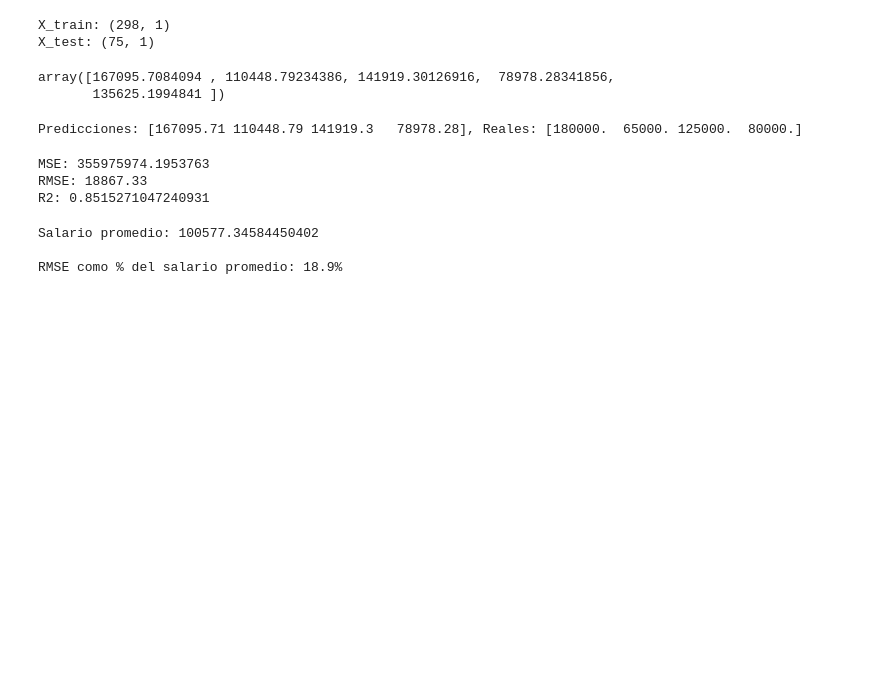
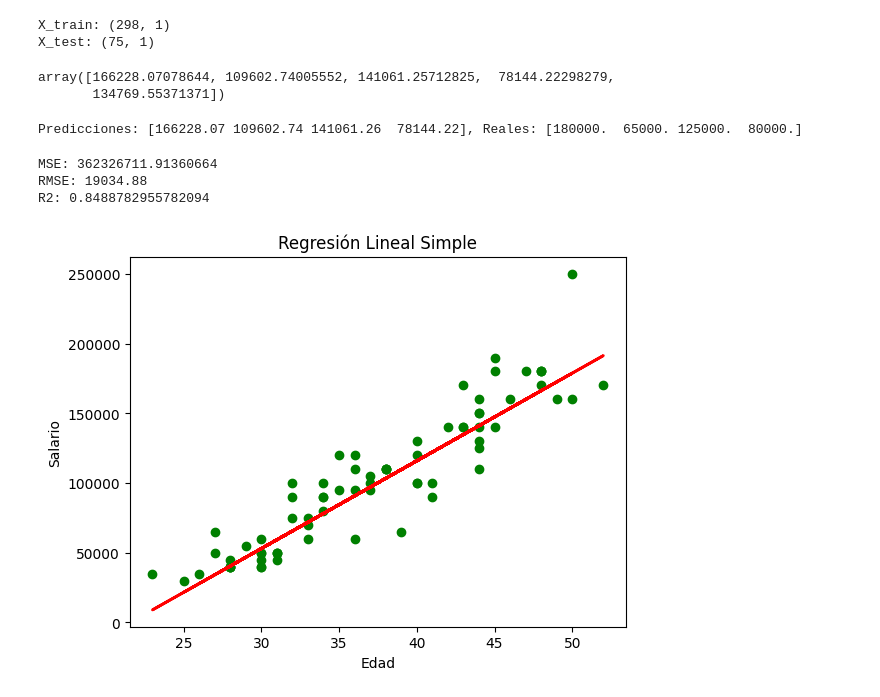
Before and after one commit to beyondAnalysIs/Machine_Learning_Python_scikit-learn, a Jupyter notebook: regresion/01_regresion_lineal_simple_multiple.ipynb, the cells around one changed output. Cells and saved outputs as stored; diff of their text form; code cells hidden in the pictures; blank space fills up the shorter version.

```diff
--- a/regresion/01_regresion_lineal_simple_multiple.ipynb
+++ b/regresion/01_regresion_lineal_simple_multiple.ipynb
@@ -112,7 +112,7 @@ X_test: (75, 1)
 # creamos el modelo
 model = LinearRegression()
 # Entrenamos el modelo
-model.fit(X, y)
+model.fit(X_train, y_train)
 
 # Realizamos predicciones
 y_predict = model.predict(X_test)
@@ -120,13 +120,13 @@ y_predict = model.predict(X_test)
 # Valores que el modelo predice en base a los datos de prueba
 y_predict[:5]
 # %% [output]
-array([167095.7084094 , 110448.79234386, 141919.30126916,  78978.28341856,
-       135625.1994841 ])
+array([166228.07078644, 109602.74005552, 141061.25712825,  78144.22298279,
+       134769.55371371])
 # %%
 # Calificación del modelo
 print('Predicciones: {}, Reales: {}'.format(y_predict[:4].round(2), y_test[:4]))
 # %% [output]
-Predicciones: [167095.71 110448.79 141919.3   78978.28], Reales: [180000.  65000. 125000.  80000.]
+Predicciones: [166228.07 109602.74 141061.26  78144.22], Reales: [180000.  65000. 125000.  80000.]
 # %%
 import numpy as np
 # variables RMSE, indica que tanto varian los datos de la predicción respoect a los reales
@@ -138,15 +138,16 @@ print(f'RMSE: {rmse}')
 r2 = r2_score(y_test, y_predict)
 print(f'R2: {r2}')
 # %% [output]
-MSE: 355975974.1953763
-RMSE: 18867.33
-R2: 0.8515271047240931
+MSE: 362326711.91360664
+RMSE: 19034.88
+R2: 0.8488782955782094
 # %%
-salary_mean = df['Salary'].mean()
-print(f'Salario promedio: {salary_mean}')
-rmse_percentage = (rmse / salary_mean) * 100
-print(f"\nRMSE como % del salario promedio: {rmse_percentage:.1f}%")
+# Graficamos los datos
+plt.scatter(X_test, y_test, color='green')
+plt.plot(X_test, y_predict, color='red', linewidth=2)
+plt.title('Regresión Lineal Simple')
+plt.xlabel('Edad')
+plt.ylabel('Salario')
+plt.show()
 # %% [output]
-Salario promedio: 100577.34584450402
-
-RMSE como % del salario promedio: 18.9%
+[figure, added]
```
Also changed, not shown: parts of 9 cells of this notebook, 1 other file.
